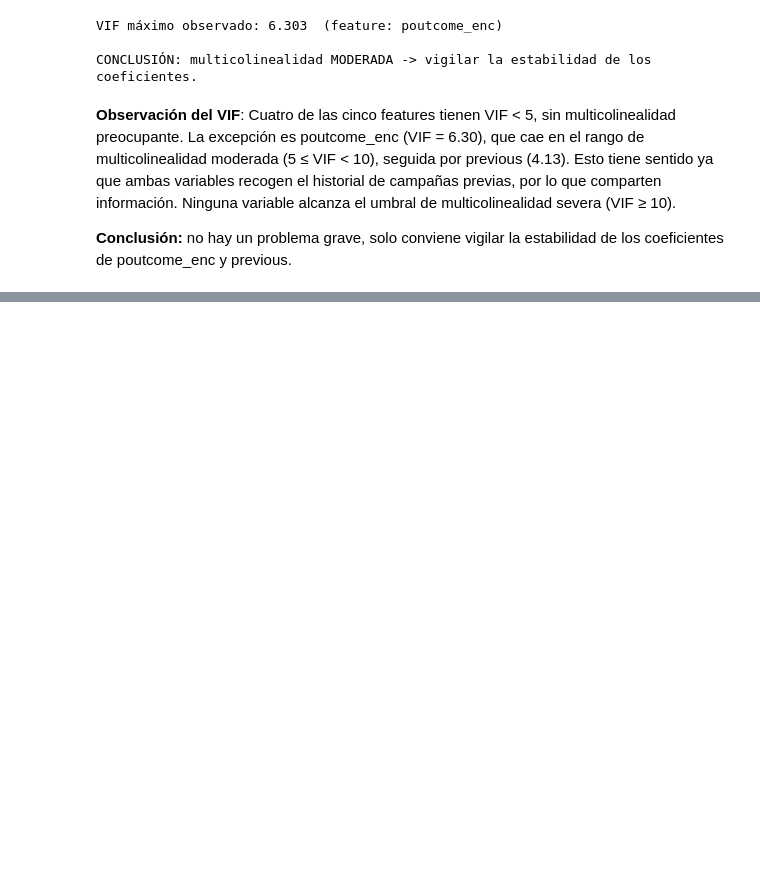
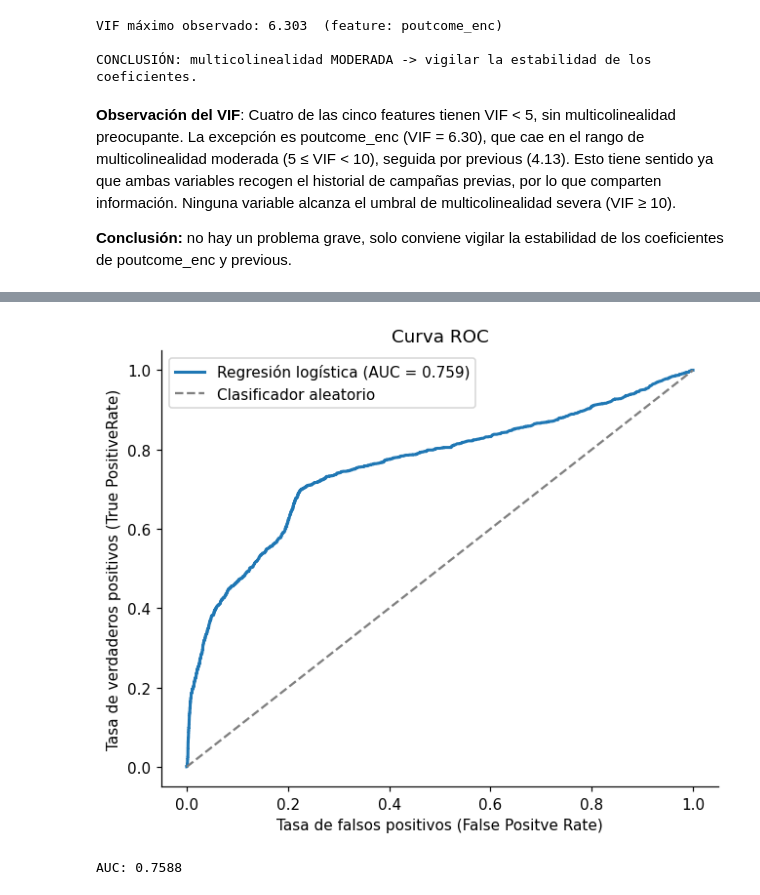
Before and after one commit to k1ngdom0fbullsh1t/proyecto-grupo4-mcdi501, a Jupyter notebook: notebooks/f3_desarrollo/F3_Formativa2.ipynb, the cells around one changed output, grey strips where cells are left out. Saved outputs shown, nothing was run; the diff lists cells and outputs as text; code cells hidden in the pictures; blank space fills up the shorter version.

```diff
--- a/notebooks/f3_desarrollo/F3_Formativa2.ipynb
+++ b/notebooks/f3_desarrollo/F3_Formativa2.ipynb
@@ -468,0 +565,26 @@ Ninguna variable alcanza el umbral de multicolinealidad severa (VIF ≥ 10).
+# %%
+fpr, tpr, _ = roc_curve(y_test, y_prob)
+auc = roc_auc_score(y_test, y_prob)
+
+plt.figure(figsize=(6, 5))
+
+plt.plot(fpr, tpr, linewidth=2,
+         label=f"Regresión logística (AUC = {auc:.3f})")
+
+plt.plot([0, 1], [0, 1],
+         linestyle="--",
+         color="gray",
+         label="Clasificador aleatorio")
+
+plt.xlabel("Tasa de falsos positivos (False Positve Rate)")
+plt.ylabel("Tasa de verdaderos positivos (True PositiveRate)")
+plt.title("Curva ROC")
+plt.legend()
+
+plt.tight_layout()
+plt.show()
+
+print(f"AUC: {auc:.4f}")
+# %% [output]
+[figure, added]
+AUC: 0.7588
```
Also changed, not shown: parts of 12 cells of this notebook, 2 other files.
